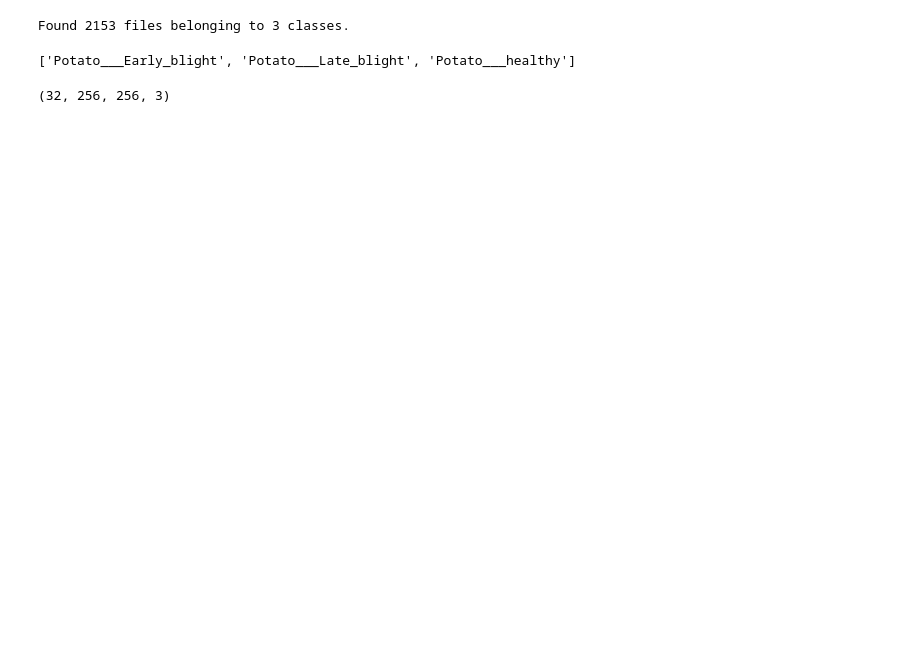
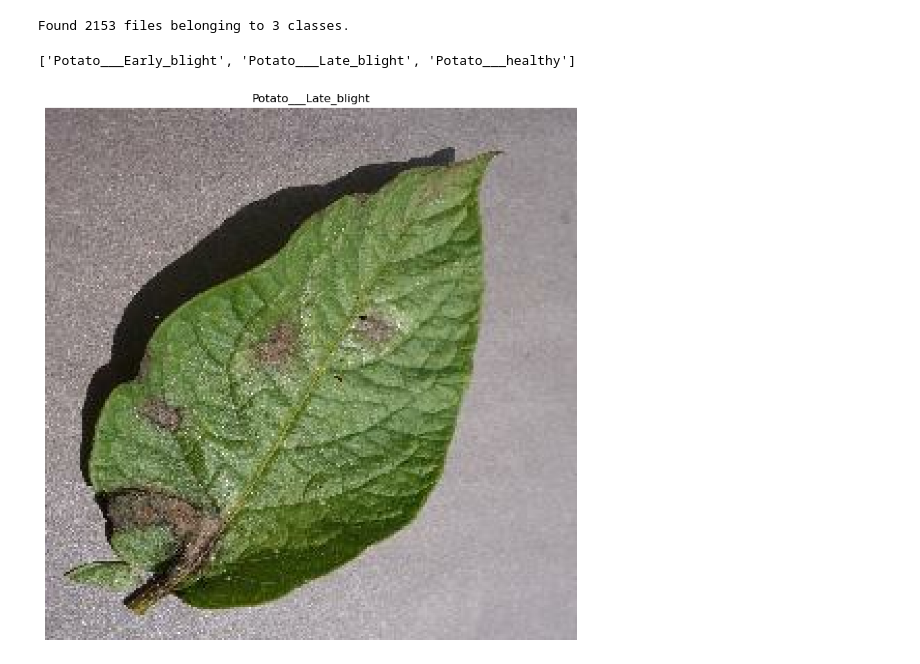
Before and after one commit to Rashid-LDR/PatatoLeafClassificationUsingCNN-Early-LateBlight-, a Jupyter notebook: PatatoLeafClassificationUsingCNN.ipynb, the cells around one changed output. Cells and saved outputs as stored; diff of their text form; code cells hidden in the pictures; blank space fills up the shorter version.

Commit message:
images plot into graph and 10x10 size with lable

```diff
--- a/PatatoLeafClassificationUsingCNN.ipynb
+++ b/PatatoLeafClassificationUsingCNN.ipynb
@@ -20,8 +20,11 @@ className=dataset.class_names
 className
 # %% [output]
 ['Potato___Early_blight', 'Potato___Late_blight', 'Potato___healthy']
-# %%
-for batch_image, batch_lable in dataset.take(1):
-    print(batch_image.shape)
-# %% [output]
-(32, 256, 256, 3)
+# %%
+plt.figure(figsize=(10,10))
+for batch_Image,batch_lable in dataset.take(1):
+    plt.title(className[batch_lable[0]])
+    plt.imshow(batch_Image[0].numpy().astype("uint8"))
+    plt.axis("off")
+# %% [output]
+[figure, added]
```
